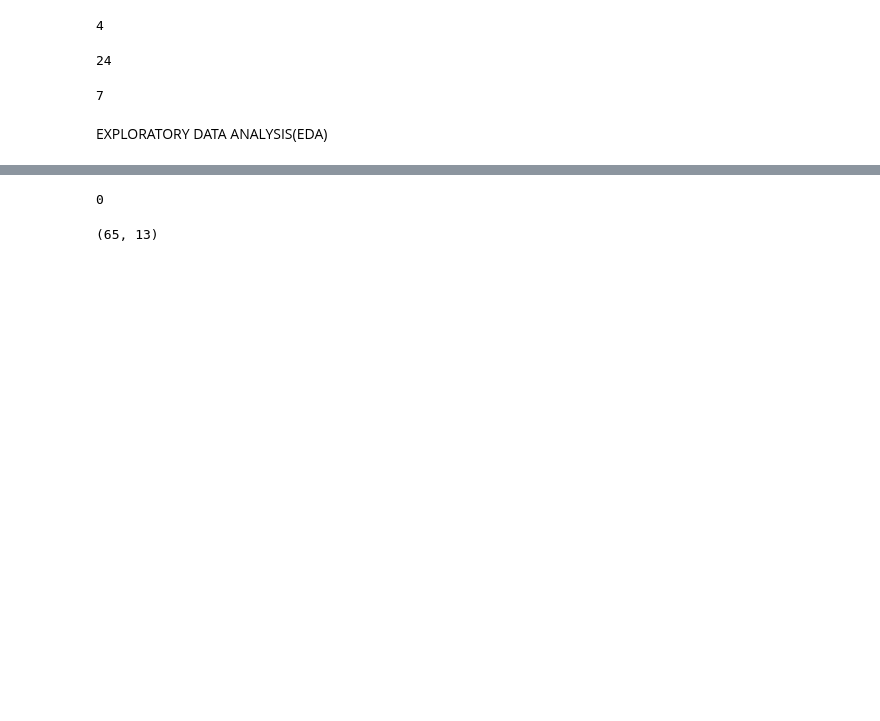
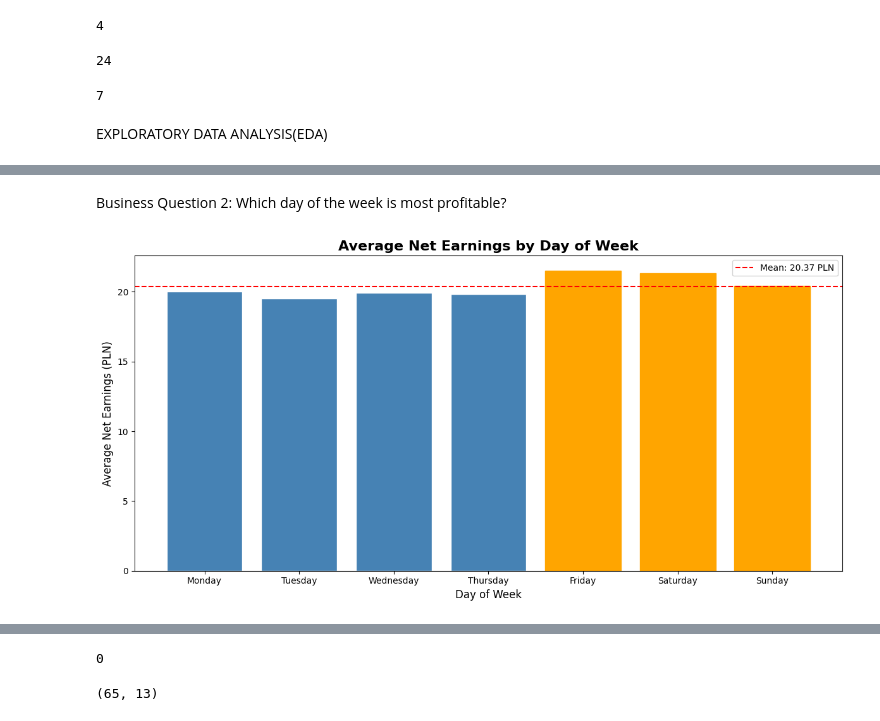
Before and after one commit to lamoski/RideMetrics, a Jupyter notebook: working_file.ipynb, the cells around one changed output, grey strips where cells are left out. Saved outputs shown, nothing was run; the diff lists cells and outputs as text; code cells hidden in the pictures; blank space fills up the shorter version.

```diff
--- a/working_file.ipynb
+++ b/working_file.ipynb
@@ -384,3 +384,23 @@ weekly_revenue_gold['earnings_per_km'] = (weekly_revenue_gold['total_net_earning
 weekly_revenue_gold.to_sql('Weekly_Revenue', engine,schema='Gold', if_exists= 'replace', index= False )
 # %% [output]
 69
+# %%
+day_of_week_revenue_gold = df_uber_silver.groupby(df_uber_silver['request_time'].dt.day_name()).agg( total_trips = ('trip_status', 'count'),
+    total_revenue= ('gross_fare', 'sum'),
+    total_net_earnings_no_tips = ('net_earnings_no_tips', 'sum'),
+    total_tips = ('tips', 'sum'),
+    total_net_earnings_with_tips = ('net_earnings_with_tips', 'sum'),
+    avg_net_earnings_no_tips = ('net_earnings_no_tips', 'mean'),
+    distance_covered = ('distance_metres', 'sum'),
+    avg_distance_per_trip = ('distance_metres', 'mean'),
+    total_duration = ('duration_seconds', 'sum')). reset_index()
+
+day_of_week_revenue_gold.rename(columns={'request_time': 'week_day'}, inplace=True)
+# Note: Uber deduction includes platform commission, VAT and service fees
+day_of_week_revenue_gold['uber_deduction'] = day_of_week_revenue_gold['total_revenue'] - day_of_week_revenue_gold['total_net_earnings_no_tips']
+day_of_week_revenue_gold['uber_deduction_%'] = (day_of_week_revenue_gold['uber_deduction'] / day_of_week_revenue_gold['total_revenue']) * 100
+
+# calculating the earnings per kilometre for each week by dividing the total net earnings (excluding tips) by the total distance covered (in kilometres).
+day_of_week_revenue_gold['earnings_per_km'] = (day_of_week_revenue_gold['total_net_earnings_no_tips'] / (day_of_week_revenue_gold['distance_covered'] / 1000)).round(2)
+
+day_of_week_revenue_gold.to_sql('Day_of_Week_Revenue', engine,schema='Gold', if_exists= 'replace', index= False )
@@ -430,0 +509,54 @@ EXPLORATORY DATA ANALYSIS(EDA)
+# %% [markdown]
+Business Question 2: Which day of the week is most profitable?
+# %%
+# defining the order of days for plotting purposes to ensure that the days are displayed in the correct sequence on the plot.
+day_order = ['Monday', 'Tuesday', 'Wednesday',
+             'Thursday', 'Friday', 'Saturday', 'Sunday']
+
+# sorting by day order to ensure the days are displayed in the correct sequence on the plot.
+day_of_week_revenue_gold['week_day'] = pd.Categorical(
+    day_of_week_revenue_gold['week_day'],
+    categories=day_order,
+    ordered=True
+)
+day_of_week_revenue_gold = day_of_week_revenue_gold.sort_values('week_day')
+
+# plot
+fig, ax = plt.subplots(figsize=(12, 6))
+
+bars = ax.bar(
+    day_of_week_revenue_gold['week_day'],
+    day_of_week_revenue_gold['avg_net_earnings_no_tips'],
+    color='steelblue',
+    edgecolor='white'
+)
+
+# Highlighting the  top 3 days
+top_3 = day_of_week_revenue_gold.nlargest(3, 'avg_net_earnings_no_tips')['week_day']
+for bar, day in zip(bars, day_of_week_revenue_gold['week_day']):
+    if day in top_3.values:
+        bar.set_color('orange')
+
+# adding mean line to the plot to indicate the average net earnings across all days of the week for Uber trips.
+mean_earnings = day_of_week_revenue_gold['avg_net_earnings_no_tips'].mean()
+ax.axhline(y=mean_earnings, color='red', linestyle='--',
+           label=f'Mean: {mean_earnings:.2f} PLN')
+
+# labels
+ax.set_title('Average Net Earnings by Day of Week',
+             fontsize=16, fontweight='bold')
+ax.set_xlabel('Day of Week', fontsize=12)
+ax.set_ylabel('Average Net Earnings (PLN)', fontsize=12)
+ax.legend()
+
+plt.tight_layout()
+plt.show()
+
+# Print ranking
+print("Days Ranked by Average Earnings:")
+print(day_of_week_revenue_gold[['week_day', 'total_trips',
+                         'avg_net_earnings_no_tips']]
+      .sort_values('avg_net_earnings_no_tips', ascending=False)
+      .reset_index(drop=True).to_string())
+# %% [output]
+[figure, added]
```
Also changed, not shown: parts of 22 cells of this notebook, 1 other file.
